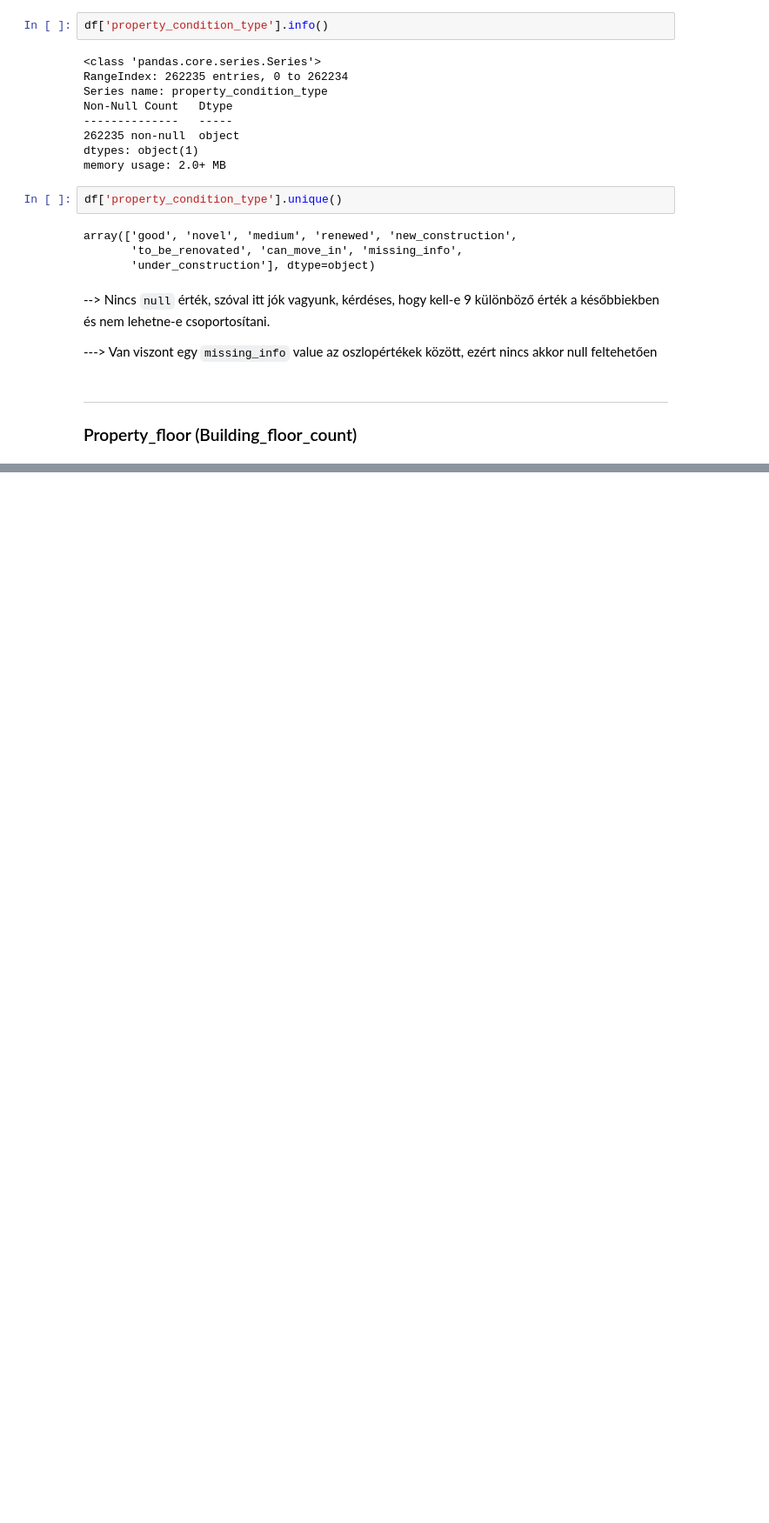
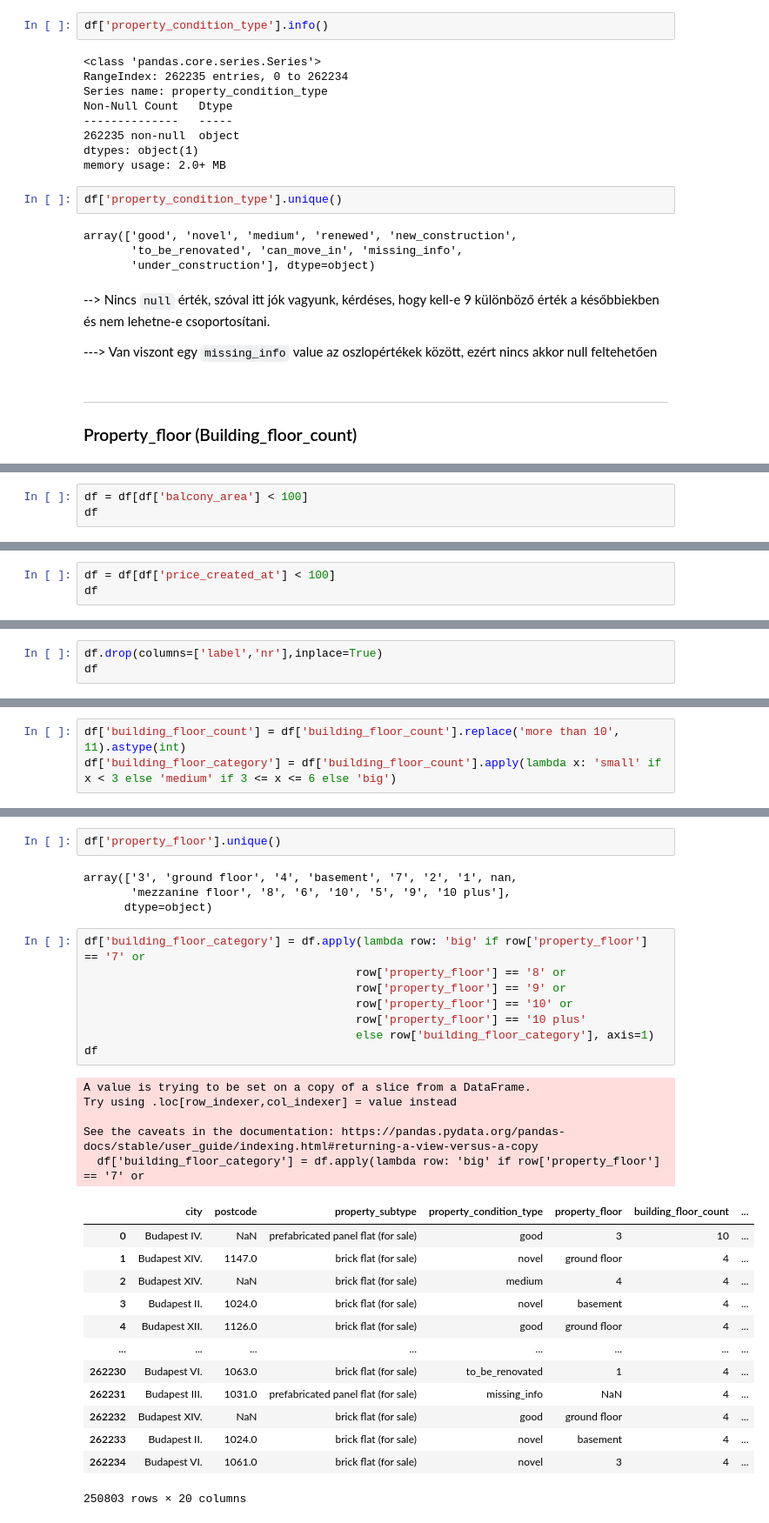
Before and after one commit to kristof39612/lakasarak_lab, a Jupyter notebook: main.ipynb, the cells around one changed output, grey strips where cells are left out. Shown at 87% size. Cells and saved outputs as stored; diff of their text form; blank space fills up the shorter version.

```diff
--- a/main.ipynb
+++ b/main.ipynb
@@ -289,0 +361,3 @@ array(['good', 'novel', 'medium', 'renewed', 'new_construction',
+# %%
+df = df[df['balcony_area'] < 100]
+df
@@ -289,0 +382,3 @@ array(['good', 'novel', 'medium', 'renewed', 'new_construction',
+# %%
+df = df[df['price_created_at'] < 100]
+df
@@ -289,0 +403,3 @@ array(['good', 'novel', 'medium', 'renewed', 'new_construction',
+# %%
+df.drop(columns=['label','nr'],inplace=True)
+df
@@ -289,0 +431,3 @@ array(['good', 'novel', 'medium', 'renewed', 'new_construction',
+# %%
+df['building_floor_count'] = df['building_floor_count'].replace('more than 10', 11).astype(int)
+df['building_floor_category'] = df['building_floor_count'].apply(lambda x: 'small' if x < 3 else 'medium' if 3 <= x <= 6 else 'big')
@@ -289,0 +445,33 @@ array(['good', 'novel', 'medium', 'renewed', 'new_construction',
+# %%
+df['property_floor'].unique()
+# %% [output]
+array(['3', 'ground floor', '4', 'basement', '7', '2', '1', nan,
+       'mezzanine floor', '8', '6', '10', '5', '9', '10 plus'],
+      dtype=object)
+# %%
+df['building_floor_category'] = df.apply(lambda row: 'big' if row['property_floor'] == '7' or
+                                        row['property_floor'] == '8' or
+                                        row['property_floor'] == '9' or
+                                        row['property_floor'] == '10' or
+                                        row['property_floor'] == '10 plus'
+                                        else row['building_floor_category'], axis=1)
+df
+# %% [output]
+A value is trying to be set on a copy of a slice from a DataFrame.
+Try using .loc[row_indexer,col_indexer] = value instead
+
+See the caveats in the documentation: https://pandas.pydata.org/pandas-docs/stable/user_guide/indexing.html#returning-a-view-versus-a-copy
+  df['building_floor_category'] = df.apply(lambda row: 'big' if row['property_floor'] == '7' or
+|  | city | postcode | property_subtype | property_condition_type | property_floor | building_floor_count | ... |
+| 0 | Budapest IV. | NaN | prefabricated panel flat (for sale) | good | 3 | 10 | ... |
+| 1 | Budapest XIV. | 1147.0 | brick flat (for sale) | novel | ground floor | 4 | ... |
+| 2 | Budapest XIV. | NaN | brick flat (for sale) | medium | 4 | 4 | ... |
+| 3 | Budapest II. | 1024.0 | brick flat (for sale) | novel | basement | 4 | ... |
+| 4 | Budapest XII. | 1126.0 | brick flat (for sale) | good | ground floor | 4 | ... |
+| ... | ... | ... | ... | ... | ... | ... | ... |
+| 262230 | Budapest VI. | 1063.0 | brick flat (for sale) | to_be_renovated | 1 | 4 | ... |
+| 262231 | Budapest III. | 1031.0 | prefabricated panel flat (for sale) | missing_info | NaN | 4 | ... |
+| 262232 | Budapest XIV. | NaN | brick flat (for sale) | good | ground floor | 4 | ... |
+| 262233 | Budapest II. | 1024.0 | brick flat (for sale) | novel | basement | 4 | ... |
+| 262234 | Budapest VI. | 1061.0 | brick flat (for sale) | novel | 3 | 4 | ... |
+250803 rows × 20 columns
```
Also changed, not shown: parts of 17 cells of this notebook, 1 other file.
